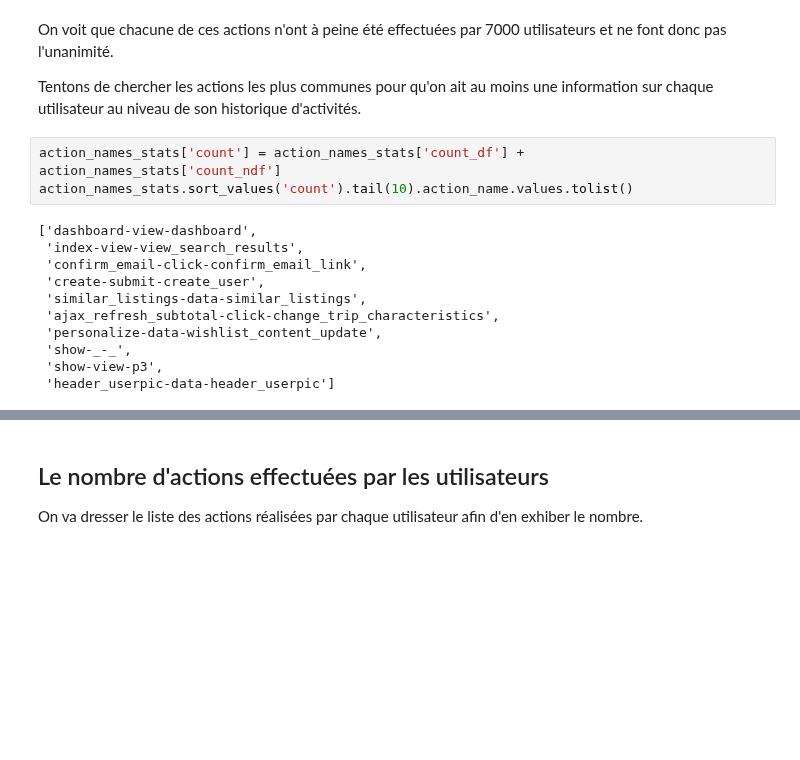
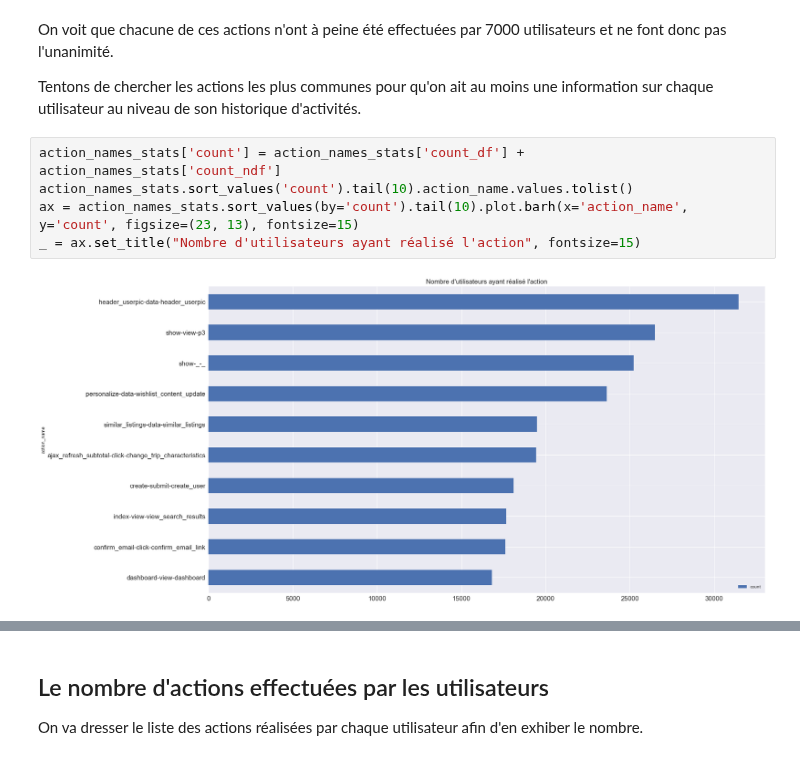
Before and after one commit to vesran/BookerGuess, a Jupyter notebook: _3_analyse_des_sessions.ipynb, the cells around one changed output, grey strips where cells are left out. Drawn from its saved outputs; the diff is of its cells as text; blank space fills up the shorter version.

```diff
--- a/_3_analyse_des_sessions.ipynb
+++ b/_3_analyse_des_sessions.ipynb
@@ -175,17 +175,10 @@ Tentons de chercher les actions les plus communes pour qu'on ait au moins une in
 # %%
 action_names_stats['count'] = action_names_stats['count_df'] + action_names_stats['count_ndf']
 action_names_stats.sort_values('count').tail(10).action_name.values.tolist()
+ax = action_names_stats.sort_values(by='count').tail(10).plot.barh(x='action_name', y='count', figsize=(23, 13), fontsize=15)
+_ = ax.set_title("Nombre d'utilisateurs ayant réalisé l'action", fontsize=15)
 # %% [output]
-['dashboard-view-dashboard',
- 'index-view-view_search_results',
- 'confirm_email-click-confirm_email_link',
- 'create-submit-create_user',
- 'similar_listings-data-similar_listings',
- 'ajax_refresh_subtotal-click-change_trip_characteristics',
- 'personalize-data-wishlist_content_update',
- 'show-_-_',
- 'show-view-p3',
- 'header_userpic-data-header_userpic']
+[figure, added]
 # %%
 names_stats.set_index('action_name').index.values.tolist()
 # %% [output]
```
Also changed, not shown: parts of 11 cells of this notebook, 1 other file.
